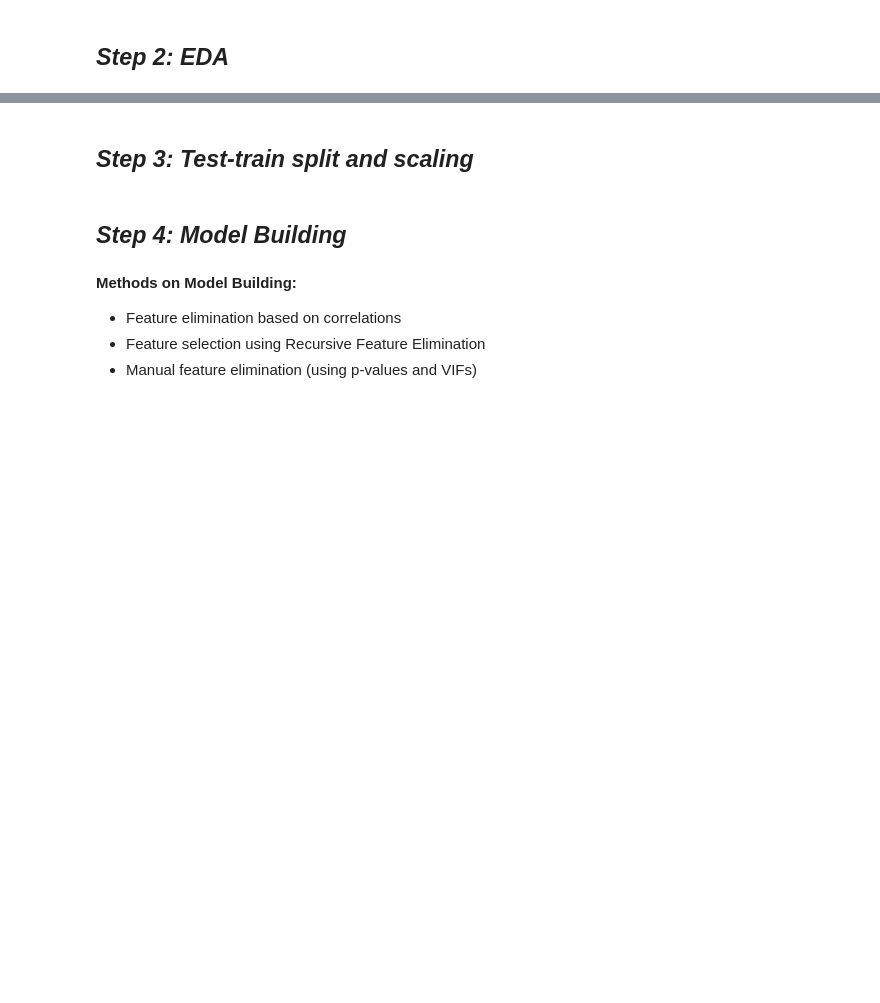
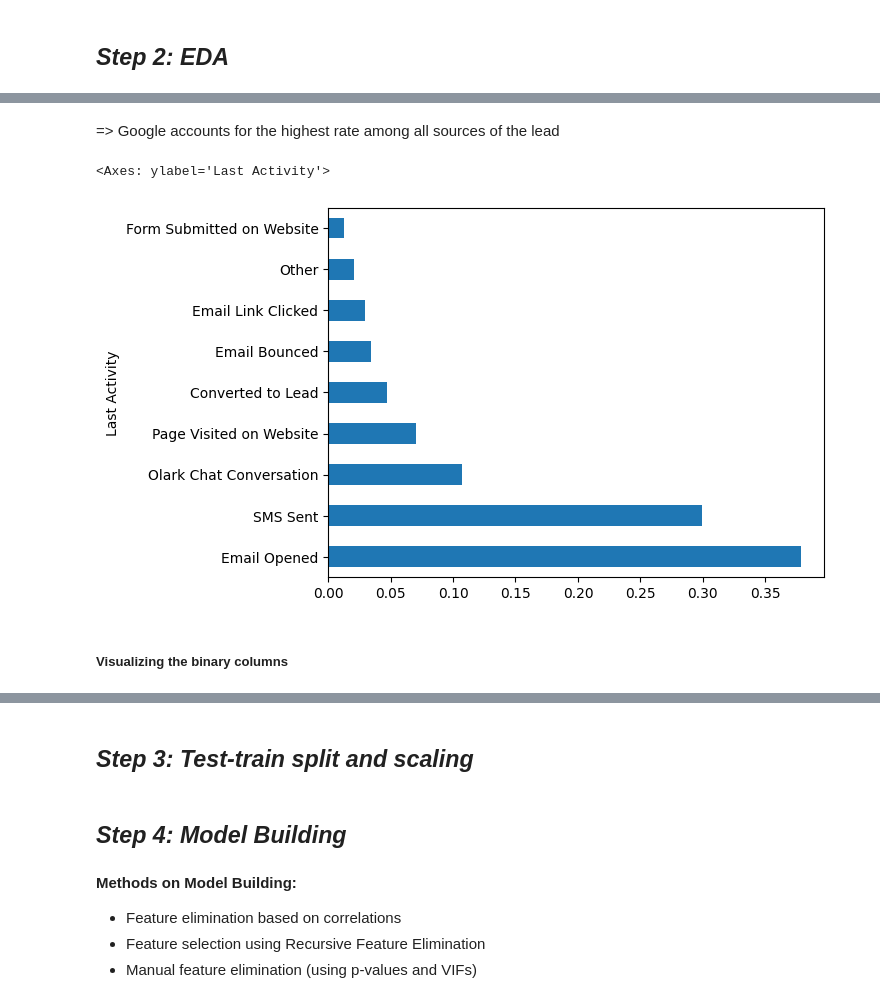
Before and after one commit to lido010209/machine-learning, a Jupyter notebook: Lead Scoring Analysis/1-data_processing.iPynb, the cells around one changed output, grey strips where cells are left out. Cells and saved outputs as stored; diff of their text form; code cells hidden in the pictures; blank space fills up the shorter version.

```diff
--- a/Lead Scoring Analysis/1-data_processing.iPynb
+++ b/Lead Scoring Analysis/1-data_processing.iPynb
@@ -54,0 +646,10 @@ memory usage: 2.6+ MB
+# %% [markdown]
+=> Google accounts for the highest rate among all sources of the lead
+# %%
+leads["Last Activity"].value_counts(normalize=True).plot.barh()
+plt.show()
+# %% [output]
+<Axes: ylabel='Last Activity'>
+[figure, added]
+# %% [markdown]
+##### Visualizing the binary columns
```
Also changed, not shown: parts of 77 cells of this notebook, 12 other files.
